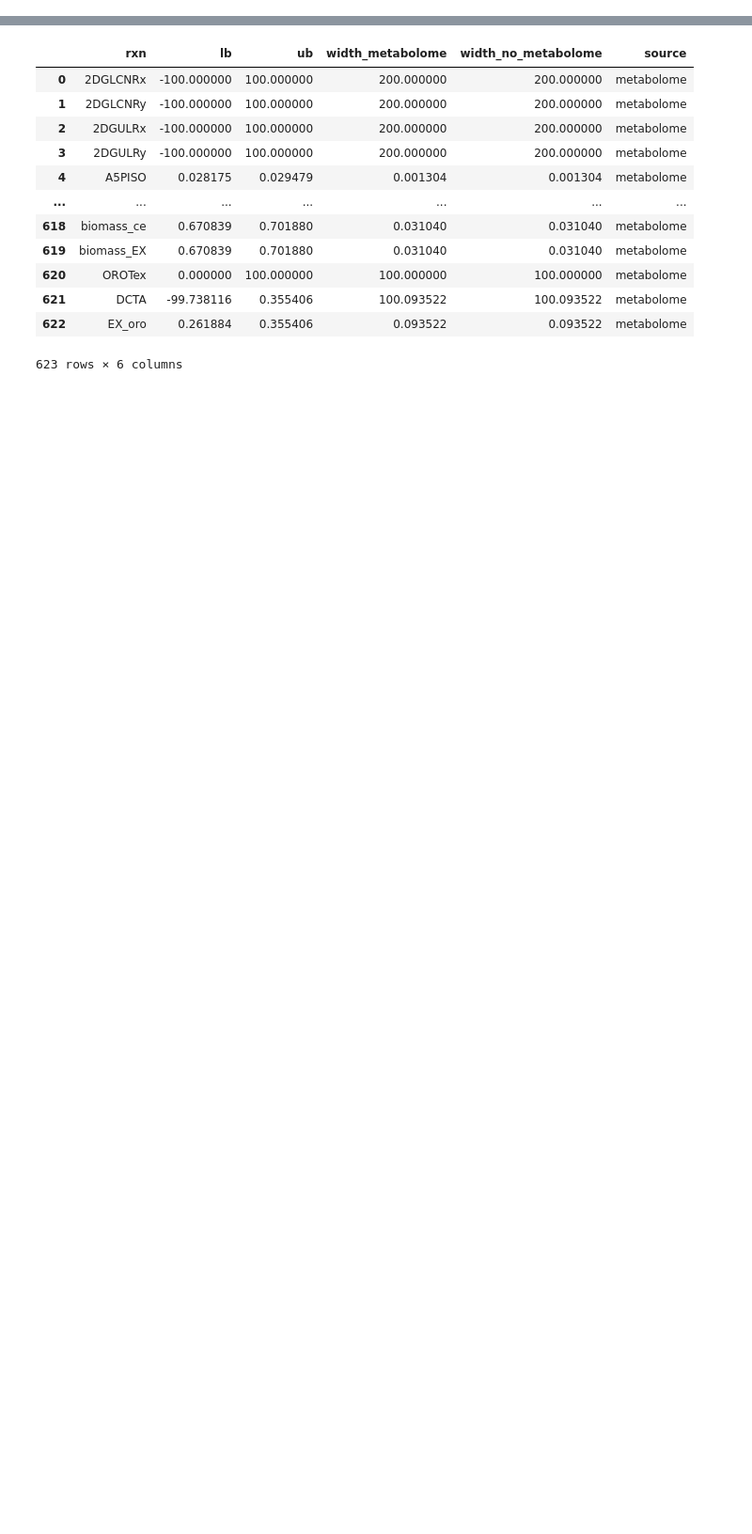
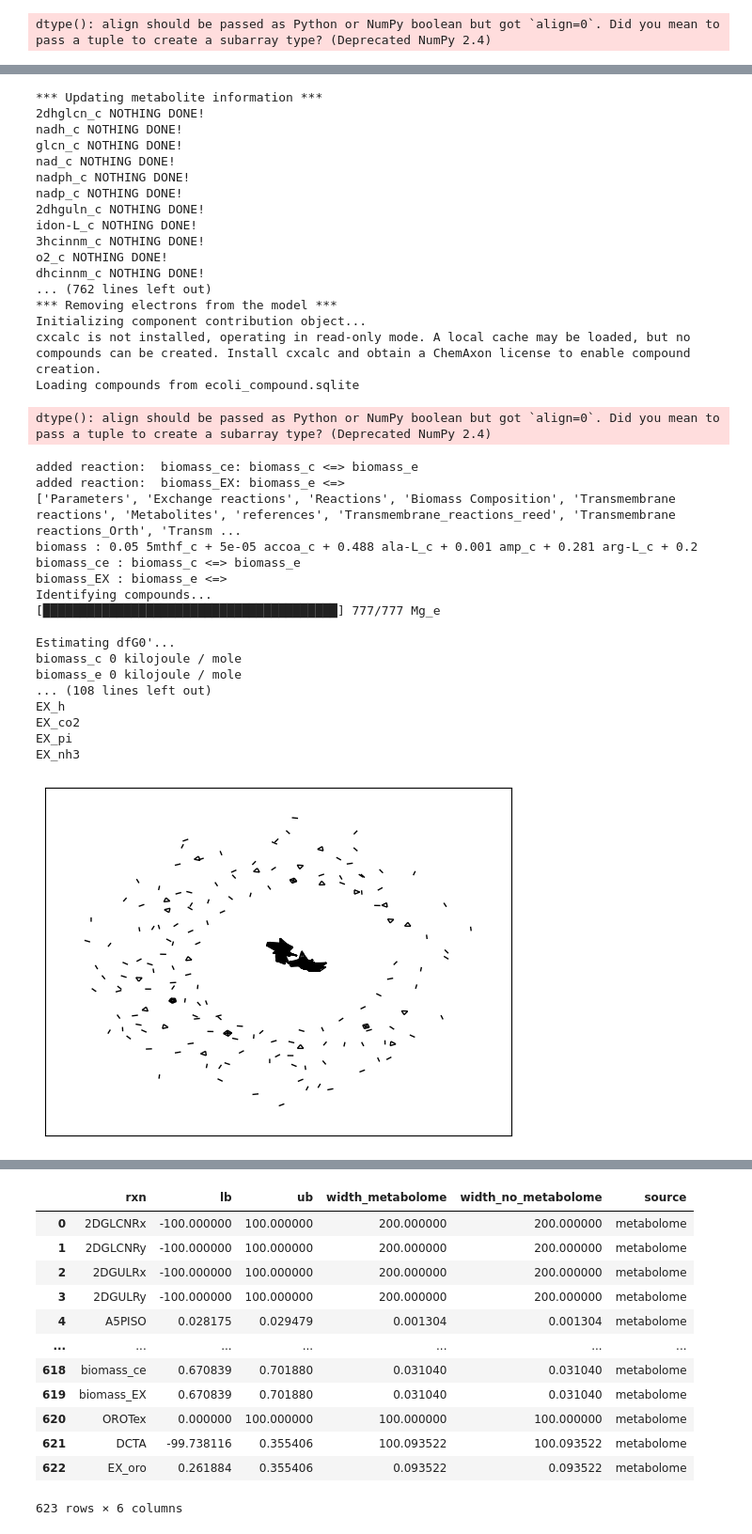
Before and after one commit to lasillje/MSC-Thermo, a Jupyter notebook: ecoli_flux_bounds/tfva_ecoli.ipynb, the cells around one changed output, grey strips where cells are left out. Shown at 94% size. Drawn from its saved outputs; the diff is of its cells as text; code cells hidden in the pictures; blank space fills up the shorter version.

```diff
--- a/ecoli_flux_bounds/tfva_ecoli.ipynb
+++ b/ecoli_flux_bounds/tfva_ecoli.ipynb
@@ -35,6 +35,17 @@ RELAX_EXP_FLUX_BOUNDS = 2.0
 # %%
 def gen_model(name: str, model_xlsx: str, kegg: str, reed: str, inchi:str, gams: str, output_log: str, add_o2: bool, add_co2: bool, update_thermodynamics=True):
     tmodel = ex.create_thermo_model(name, model_excel=model_xlsx, keggids_csv=kegg, edit_mets={})
+
+    sheets = ex.read_excelfile(model_xlsx)
+
+    rxn_sheets = ["Reactions", "Transmembrane reactions"]
+    for sheet in rxn_sheets:
+        #print(sheets[sheet])
+        rxns = sheets[sheet]["Abbrevation"].values
+        subsystems = sheets[sheet]["Subsystem"].values
+
+        for r, s in zip(rxns, subsystems):
+            tmodel.reactions.get_by_id(r).subsystem = s
 
     # ADD HYDROXYBENZOATE TRANSPORT & EXCHANGE:
     # Define extracellular orotate:
@@ -143,8 +154,6 @@ def gen_model(name: str, model_xlsx: str, kegg: str, reed: str, inchi:str, gams:
                     met.annotation['InChI'] = df.loc[met.annotation['kegg']].iloc[0]
                     unknown_mets.append(met)
 
-    # Additional data from excel spredsheet needs to be imported for some compounds with unknown structure
-    sheets = ex.read_excelfile(model_xlsx)
 
     for met in tmodel.metabolites:
         if met.id[:-2] in sheets['Metabolites']['Unnamed: 0'].values:
@@ -161,6 +170,7 @@ def gen_model(name: str, model_xlsx: str, kegg: str, reed: str, inchi:str, gams:
                 met.charge = charge[0]
             else:
                 met.notes['common name'] = ''
+
 
     # Hydrogenase reactions are missing protons
     for rxn in tmodel.reactions:
@@ -1388,7 +1781,8 @@ from cobra.flux_analysis import find_blocked_reactions
 def setup_model(condition, mets_tva=None):
     "Setup the ecoli model given a condition for physiological data"
     tmodel = gen_model(MODEL_NAME, INPUT_MODEL, INPUT_KEGGS, INPUT_REED, INPUT_INCHI, INPUT_GAMS, "", True, True)
-    tmodel = apply_metabolome_physio_data(tmodel, condition, INPUT_EXP_DATA, INPUT_EXP_CONC, INPUT_METABOLOMICS, INPUT_GAMS, RELAX_EXP_FLUX_BOUNDS, INCLUDE_CO2, INCLUDE_O2, allow_other_excr=False, output_log="", flux_limit=100)
+    if condition is not None:
+        tmodel = apply_metabolome_physio_data(tmodel, condition, INPUT_EXP_DATA, INPUT_EXP_CONC, INPUT_METABOLOMICS, INPUT_GAMS, RELAX_EXP_FLUX_BOUNDS, INCLUDE_CO2, INCLUDE_O2, allow_other_excr=False, output_log="", flux_limit=100)
 
     blocked = find_blocked_reactions(tmodel, open_exchanges=False, processes=1)
 
@@ -1411,3 +1805,10 @@ def setup_model(condition, mets_tva=None):
         apply_met_tva(tmodel, mets_tva)
 
     return tmodel
+# %%
+tmodel_glc_blocked_removed = setup_model(CONDITIONS[0])
+tmodel_ace_blocked_removed = setup_model(CONDITIONS[1])
+
+rep_rxns_glc = find_coupled_reactions(tmodel_glc_blocked_removed)
+rep_rxns_ace = find_coupled_reactions(tmodel_ace_blocked_removed)
+# %% [output]
@@ -1413,0 +1854 @@ def setup_model(condition, mets_tva=None):
+dtype(): align should be passed as Python or NumPy boolean but got `align=0`. Did you mean to pass a tuple to create a subarray type? (Deprecated NumPy 2.4)
@@ -1413,0 +1874,36 @@ def setup_model(condition, mets_tva=None):
+*** Updating metabolite information ***
+2dhglcn_c NOTHING DONE!
+nadh_c NOTHING DONE!
+glcn_c NOTHING DONE!
+nad_c NOTHING DONE!
+nadph_c NOTHING DONE!
+nadp_c NOTHING DONE!
+2dhguln_c NOTHING DONE!
+idon-L_c NOTHING DONE!
+3hcinnm_c NOTHING DONE!
+o2_c NOTHING DONE!
+dhcinnm_c NOTHING DONE!
+... (762 lines left out)
+*** Removing electrons from the model ***
+Initializing component contribution object...
+cxcalc is not installed, operating in read-only mode. A local cache may be loaded, but no compounds can be created. Install cxcalc and obtain a ChemAxon license to enable compound creation.
+Loading compounds from ecoli_compound.sqlite
+dtype(): align should be passed as Python or NumPy boolean but got `align=0`. Did you mean to pass a tuple to create a subarray type? (Deprecated NumPy 2.4)
+added reaction:  biomass_ce: biomass_c <=> biomass_e
+added reaction:  biomass_EX: biomass_e <=>
+['Parameters', 'Exchange reactions', 'Reactions', 'Biomass Composition', 'Transmembrane reactions', 'Metabolites', 'references', 'Transmembrane_reactions_reed', 'Transmembrane reactions_Orth', 'Transm ...
+biomass : 0.05 5mthf_c + 5e-05 accoa_c + 0.488 ala-L_c + 0.001 amp_c + 0.281 arg-L_c + 0.2
+biomass_ce : biomass_c <=> biomass_e
+biomass_EX : biomass_e <=>
+Identifying compounds...
+[████████████████████████████████████████] 777/777 Mg_e
+
+Estimating dfG0'...
+biomass_c 0 kilojoule / mole
+biomass_e 0 kilojoule / mole
+... (108 lines left out)
+EX_h
+EX_co2
+EX_pi
+EX_nh3
+[figure, added]
```
Also changed, not shown: parts of 22 cells of this notebook, 35 other files.
